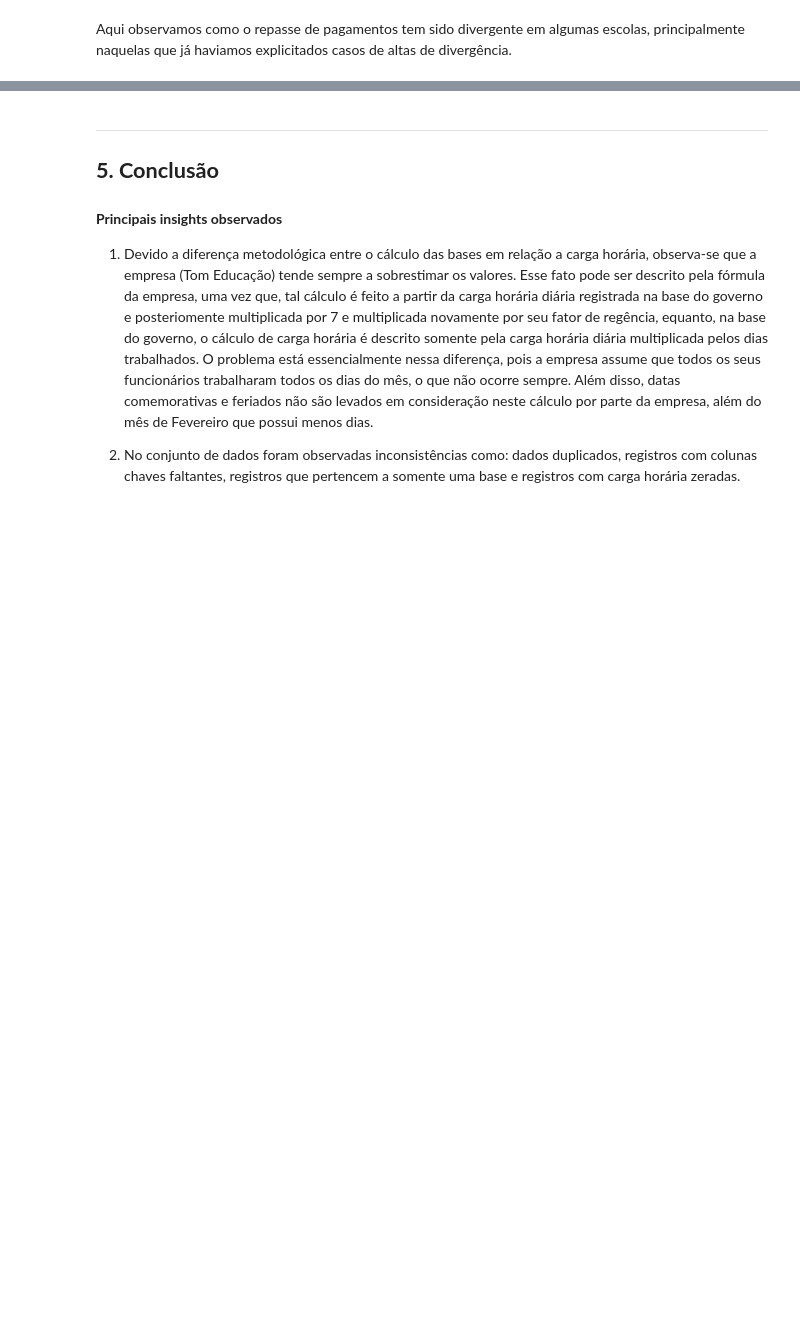
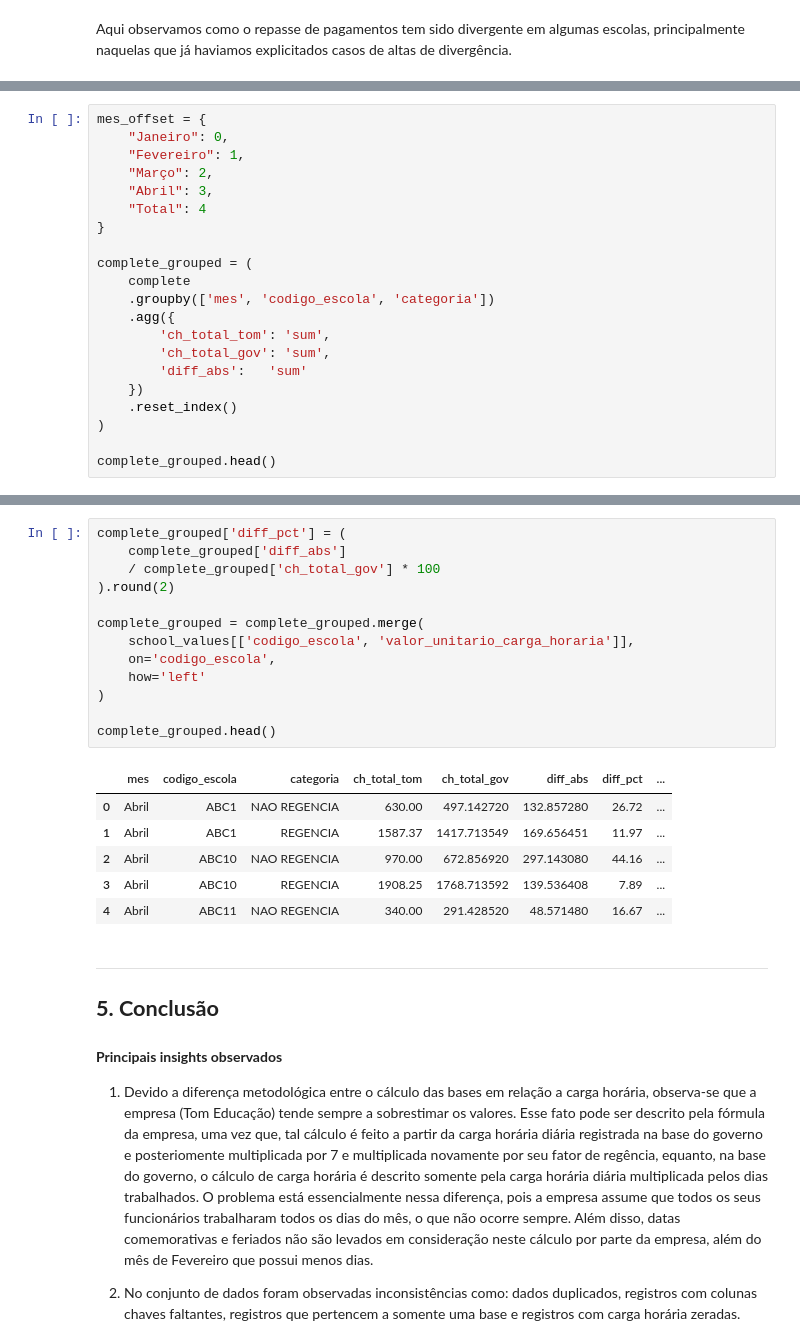
Before and after one commit to raulward/tec_case_tom_educacao, a Jupyter notebook: notebooks/main.ipynb, the cells around one changed output, grey strips where cells are left out. Saved outputs shown, nothing was run; the diff lists cells and outputs as text; blank space fills up the shorter version.

```diff
--- a/notebooks/main.ipynb
+++ b/notebooks/main.ipynb
@@ -1754,0 +1763,21 @@ Aqui observamos como o repasse de pagamentos tem sido divergente em algumas esco
+# %%
+mes_offset = {
+    "Janeiro": 0,
+    "Fevereiro": 1,
+    "Março": 2,
+    "Abril": 3,
+    "Total": 4
+}
+
+complete_grouped = (
+    complete
+    .groupby(['mes', 'codigo_escola', 'categoria'])
+    .agg({
+        'ch_total_tom': 'sum',
+        'ch_total_gov': 'sum',
+        'diff_abs':   'sum'
+    })
+    .reset_index()
+)
+
+complete_grouped.head()
@@ -1755,3 +1791,23 @@ Aqui observamos como o repasse de pagamentos tem sido divergente em algumas esco
+# %%
+complete_grouped['diff_pct'] = (
+    complete_grouped['diff_abs']
+    / complete_grouped['ch_total_gov'] * 100
+).round(2)
+
+complete_grouped = complete_grouped.merge(
+    school_values[['codigo_escola', 'valor_unitario_carga_horaria']],
+    on='codigo_escola',
+    how='left'
+)
+
+complete_grouped.head()
+# %% [output]
+|  | mes | codigo_escola | categoria | ch_total_tom | ch_total_gov | diff_abs | diff_pct | ... |
+| 0 | Abril | ABC1 | NAO REGENCIA | 630.00 | 497.142720 | 132.857280 | 26.72 | ... |
+| 1 | Abril | ABC1 | REGENCIA | 1587.37 | 1417.713549 | 169.656451 | 11.97 | ... |
+| 2 | Abril | ABC10 | NAO REGENCIA | 970.00 | 672.856920 | 297.143080 | 44.16 | ... |
+| 3 | Abril | ABC10 | REGENCIA | 1908.25 | 1768.713592 | 139.536408 | 7.89 | ... |
+| 4 | Abril | ABC11 | NAO REGENCIA | 340.00 | 291.428520 | 48.571480 | 16.67 | ... |
 # %% [markdown]
 ---
 
```
Also changed, not shown: parts of 4 cells of this notebook.
